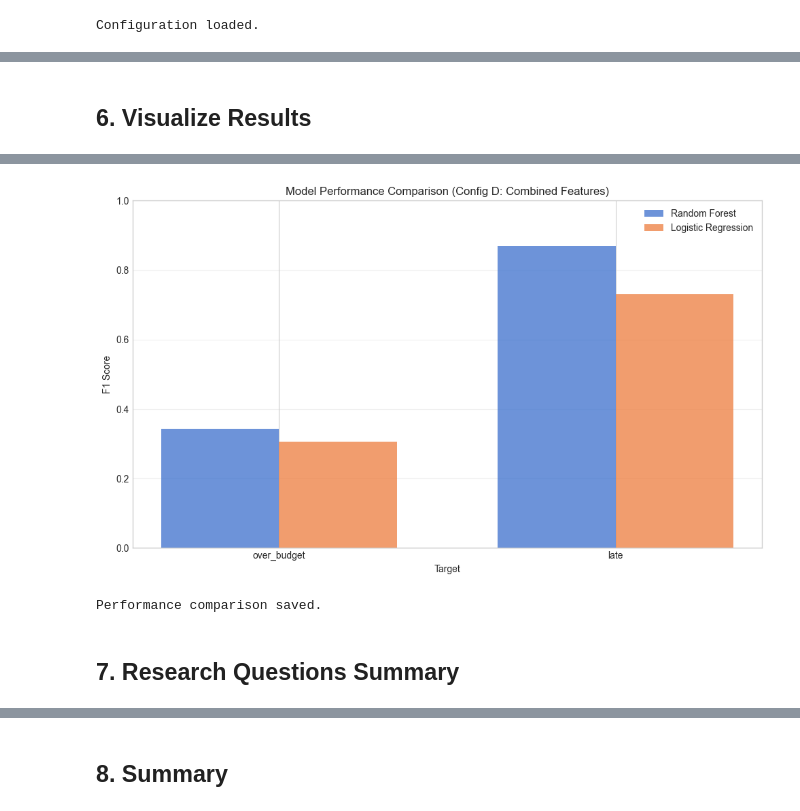
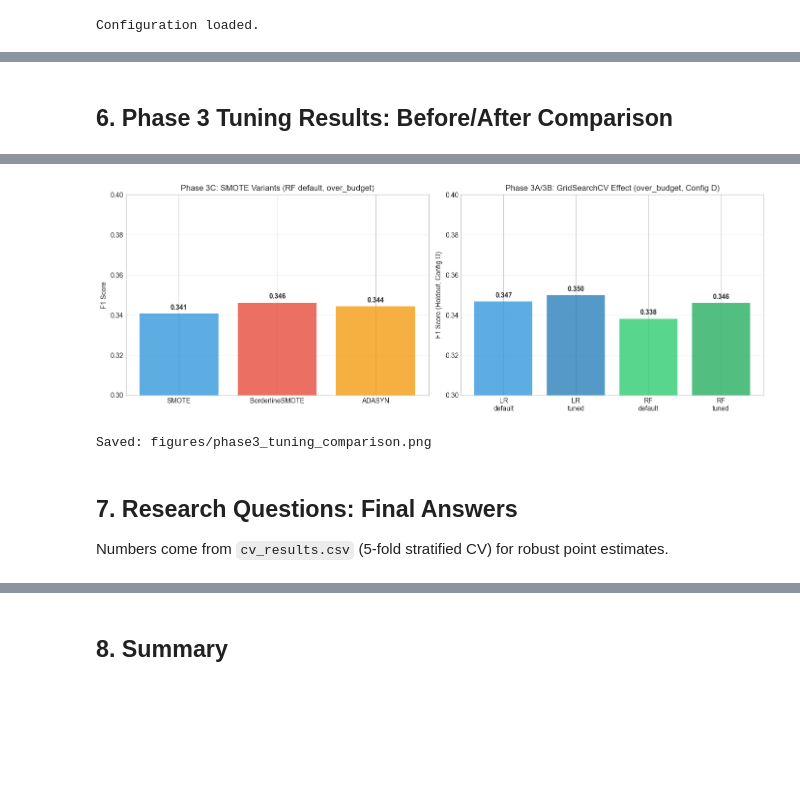
Before and after one commit to ldl7/IS392, a Jupyter notebook: notebooks/08_final_submission.ipynb, the cells around one changed output, grey strips where cells are left out. Saved outputs shown, nothing was run; the diff lists cells and outputs as text; code cells hidden in the pictures; blank space fills up the shorter version.

Commit message:
Final report and findings - Phase 1-3 improvements complete

```diff
--- a/notebooks/08_final_submission.ipynb
+++ b/notebooks/08_final_submission.ipynb
@@ -295,30 +276,66 @@ over_budget LogisticRegression   0.207754 0.584964 0.306613 0.729630
 # %% [markdown]
-## 6. Visualize Results
+## 6. Phase 3 Tuning Results: Before/After Comparison
 # %%
-# Plot performance comparison
-fig, ax = plt.subplots(figsize=(10, 6))
+# Phase 3 tuning: before/after comparison
+print('=' * 70)
+print('PHASE 3: HYPERPARAMETER TUNING + SMOTE VARIANT COMPARISON')
+print('=' * 70)
+print('\nAll runs target over_budget (priority: imbalanced, harder to predict)')
 
-x = np.arange(len(TARGETS))
-width = 0.35
+# SMOTE variants
+print('\n--- Phase 3C: SMOTE variant comparison (Random Forest, Config A) ---')
+smote_3c = tuning_df[tuning_df['phase'] == '3C_smote_variant']
+print(smote_3c[['smote_variant', 'f1', 'auc', 'best_threshold']].to_string(index=False))
 
-rf_f1 = results_df[results_df['algorithm'] == 'RandomForest']['f1'].values
-lr_f1 = results_df[results_df['algorithm'] == 'LogisticRegression']['f1'].values
+# GridSearchCV
+print('\n--- Phase 3A: GridSearchCV LR (Config A) ---')
+lr_3a = tuning_df[tuning_df['phase'] == '3A_gridsearch_lr'].iloc[0]
+print(f'  Best params: {lr_3a.params}')
+print(f'  F1: {lr_3a.f1:.3f}, AUC: {lr_3a.auc:.3f}')
 
-ax.bar(x - width/2, rf_f1, width, label='Random Forest', alpha=0.8)
-ax.bar(x + width/2, lr_f1, width, label='Logistic Regression', alpha=0.8)
+print('\n--- Phase 3B: GridSearchCV RF (Config A) ---')
+rf_3b = tuning_df[tuning_df['phase'] == '3B_gridsearch_rf'].iloc[0]
+print(f'  Best params: {rf_3b.params}')
+print(f'  F1: {rf_3b.f1:.3f}, AUC: {rf_3b.auc:.3f}')
 
-ax.set_xlabel('Target')
+# Final eval on Config D
+print('\n--- Final Eval: Tuned models on Config D ---')
+final_eval = tuning_df[tuning_df['phase'] == 'final_eval']
+print(final_eval[['algorithm', 'f1', 'auc', 'best_threshold']].to_string(index=False))
+
+# Visual: SMOTE variants comparison
+fig, axes = plt.subplots(1, 2, figsize=(14, 5))
+
+ax = axes[0]
+ax.bar(smote_3c['smote_variant'], smote_3c['f1'],
+       color=['#3498db', '#e74c3c', '#f39c12'], alpha=0.8)
 ax.set_ylabel('F1 Score')
-ax.set_title('Model Performance Comparison (Config D: Combined Features)')
-ax.set_xticks(x)
-ax.set_xticklabels(TARGETS)
-ax.legend()
-ax.set_ylim(0, 1)
+ax.set_title('Phase 3C: SMOTE Variants (RF default, over_budget)')
+ax.set_ylim(0.3, 0.4)
 ax.grid(True, alpha=0.3, axis='y')
+for i, v in enumerate(smote_3c['f1']):
+    ax.text(i, v + 0.002, f'{v:.3f}', ha='center', fontsize=10, fontweight='bold')
+
+ax = axes[1]
+labels = ['LR\ndefault', 'LR\ntuned', 'RF\ndefault', 'RF\ntuned']
+# Get corresponding F1 values from results_df (default) and tuning_df (tuned)
+ob_results = results_df[(results_df.target == 'over_budget') & (results_df.config == 'D')]
+default_lr_f1 = ob_results[ob_results.algorithm == 'LogisticRegression']['f1'].iloc[0]
+default_rf_f1 = ob_results[ob_results.algorithm == 'RandomForest']['f1'].iloc[0]
+tuned_lr_f1 = final_eval[final_eval.algorithm == 'LogisticRegression (tuned)']['f1'].iloc[0]
+tuned_rf_f1 = final_eval[final_eval.algorithm == 'RandomForest (tuned)']['f1'].iloc[0]
+values = [default_lr_f1, tuned_lr_f1, default_rf_f1, tuned_rf_f1]
+colors = ['#3498db', '#2980b9', '#2ecc71', '#27ae60']
+ax.bar(labels, values, color=colors, alpha=0.8)
+ax.set_ylabel('F1 Score (Holdout, Config D)')
+ax.set_title('Phase 3A/3B: GridSearchCV Effect (over_budget, Config D)')
+ax.set_ylim(0.3, 0.4)
+ax.grid(True, alpha=0.3, axis='y')
+for i, v in enumerate(values):
+    ax.text(i, v + 0.002, f'{v:.3f}', ha='center', fontsize=10, fontweight='bold')
 
 plt.tight_layout()
-plt.savefig('../figures/final_performance_comparison.png', dpi=150)
+plt.savefig('../figures/phase3_tuning_comparison.png', dpi=150, bbox_inches='tight')
 plt.show()
-
-print('Performance comparison saved.')
+print('\nSaved: figures/phase3_tuning_comparison.png')
 # %% [output]
@@ -325,5 +359,7 @@ print('Performance comparison saved.')
-[figure, old version]
+[figure, new version]
-Performance comparison saved.
+Saved: figures/phase3_tuning_comparison.png
 # %% [markdown]
-## 7. Research Questions Summary
+## 7. Research Questions: Final Answers
+
+Numbers come from `cv_results.csv` (5-fold stratified CV) for robust point estimates.
 # %%
```
Also changed, not shown: parts of 10 cells of this notebook, 3 other files.
